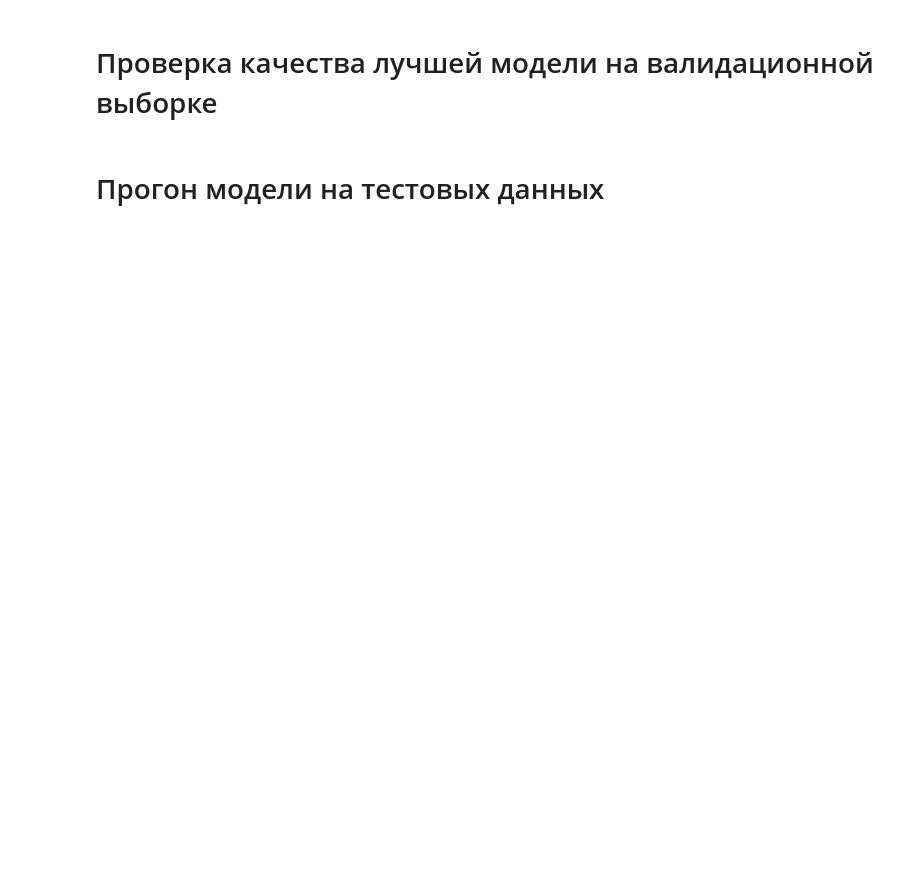
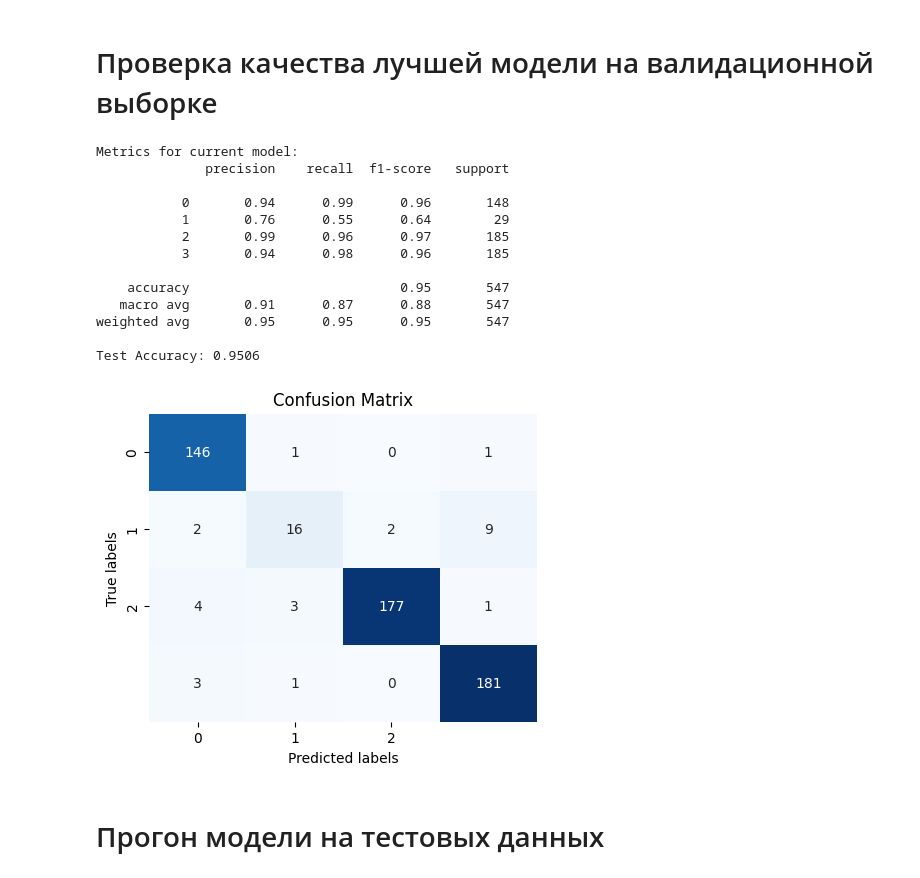
Before and after one commit to pavel-collab/SBT-Kaggle-CV, a Jupyter notebook: main.ipynb, the cells around one changed output. Saved outputs shown, nothing was run; the diff lists cells and outputs as text; code cells hidden in the pictures; blank space fills up the shorter version.

```diff
--- a/main.ipynb
+++ b/main.ipynb
@@ -237,13 +264,28 @@ plt.show()
 # %%
 # Загрузка весов модели
 model.load_state_dict(torch.load('best_model.pth'))
 model.to(device)
 
 # Оценка модели и построение матрицы ошибок
-cm, report, accuracy_1, weighted_f1_1 = evaluate_model(model, val_loader)
+cm, report, accuracy_1, weighted_f1_1 = evaluate_model(model, val_loader, device)
 print("Metrics for current model:")
 print(report)
 print(f'Test Accuracy: {accuracy_1:.4f}')
 plot_confusion_matrix(cm, classes=list(range(3)))
+# %% [output]
+Metrics for current model:
+              precision    recall  f1-score   support
+
+           0       0.94      0.99      0.96       148
+           1       0.76      0.55      0.64        29
+           2       0.99      0.96      0.97       185
+           3       0.94      0.98      0.96       185
+
+    accuracy                           0.95       547
+   macro avg       0.91      0.87      0.88       547
+weighted avg       0.95      0.95      0.95       547
+
+Test Accuracy: 0.9506
+[figure, added]
 # %% [markdown]
 # Прогон модели на тестовых данных
```
Also changed, not shown: parts of 13 cells of this notebook, 6 other files.
